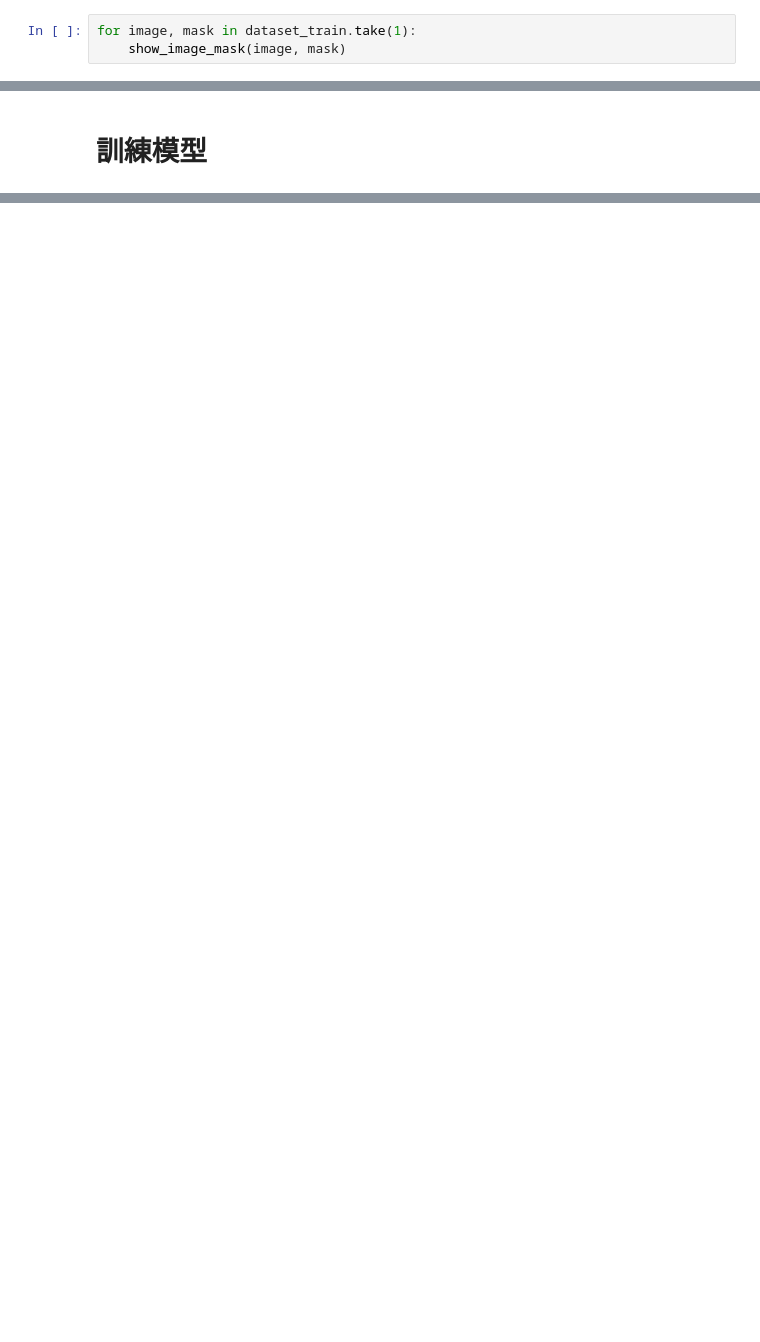
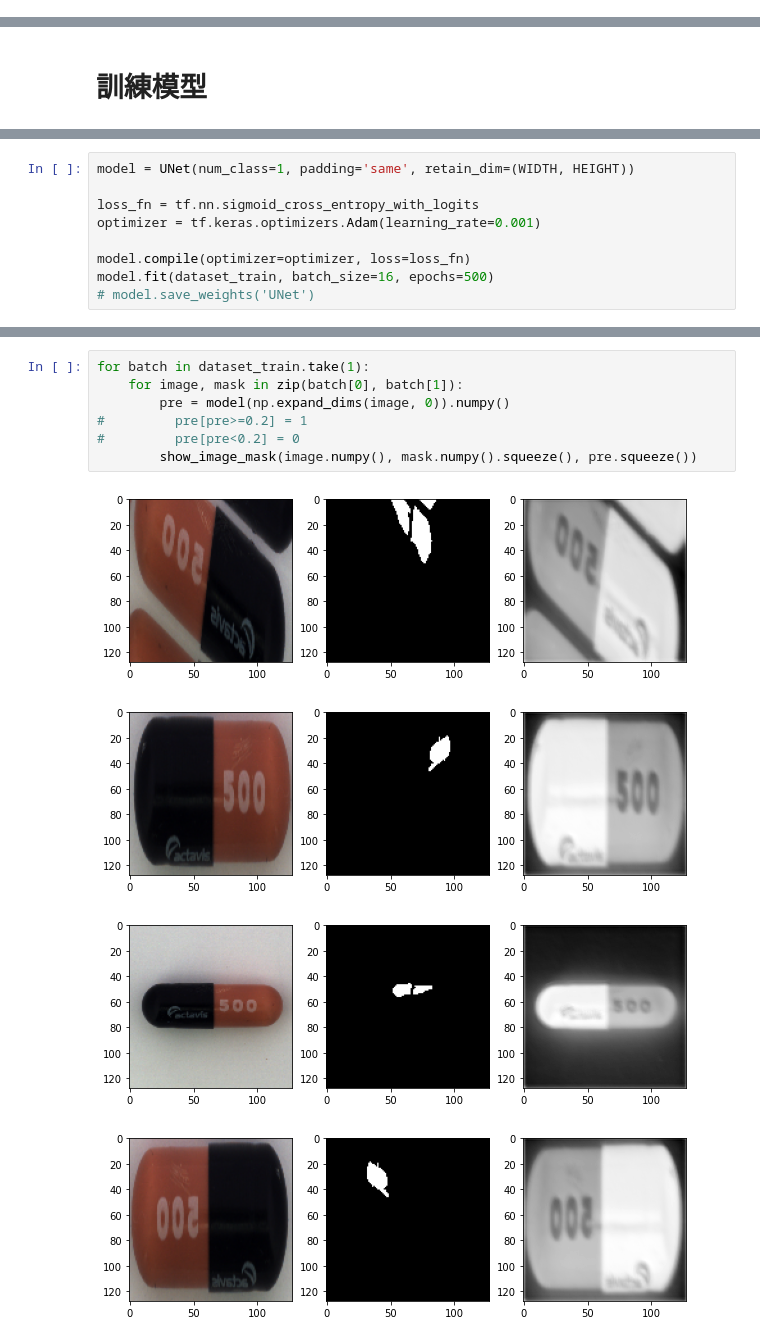
Before and after one commit to TA-aiacademy/course_3.0, a Jupyter notebook: 05_CVCNN/Part6_Segmentation_Detection/training_net.ipynb, the cells around one changed output, grey strips where cells are left out. Drawn from its saved outputs; the diff is of its cells as text; blank space fills up the shorter version.

```diff
--- a/05_CVCNN/Part6_Segmentation_Detection/training_net.ipynb
+++ b/05_CVCNN/Part6_Segmentation_Detection/training_net.ipynb
@@ -246,3 +216,0 @@ for batch in dataset_train.take(1):
-# %%
-for image, mask in dataset_train.take(1):
-    show_image_mask(image, mask)
@@ -277,0 +219,9 @@ Epoch 500/500
+# %%
+model = UNet(num_class=1, padding='same', retain_dim=(WIDTH, HEIGHT))
+
+loss_fn = tf.nn.sigmoid_cross_entropy_with_logits
+optimizer = tf.keras.optimizers.Adam(learning_rate=0.001)
+
+model.compile(optimizer=optimizer, loss=loss_fn)
+model.fit(dataset_train, batch_size=16, epochs=500)
+# model.save_weights('UNet')
@@ -277,0 +240,12 @@ Epoch 500/500
+# %%
+for batch in dataset_train.take(1):
+    for image, mask in zip(batch[0], batch[1]):
+        pre = model(np.expand_dims(image, 0)).numpy()
+#         pre[pre>=0.2] = 1
+#         pre[pre<0.2] = 0
+        show_image_mask(image.numpy(), mask.numpy().squeeze(), pre.squeeze())
+# %% [output]
+[figure, added]
+[figure, added]
+[figure, added]
+[figure, added]
```
Also changed, not shown: parts of 20 cells of this notebook, 2 other files.
